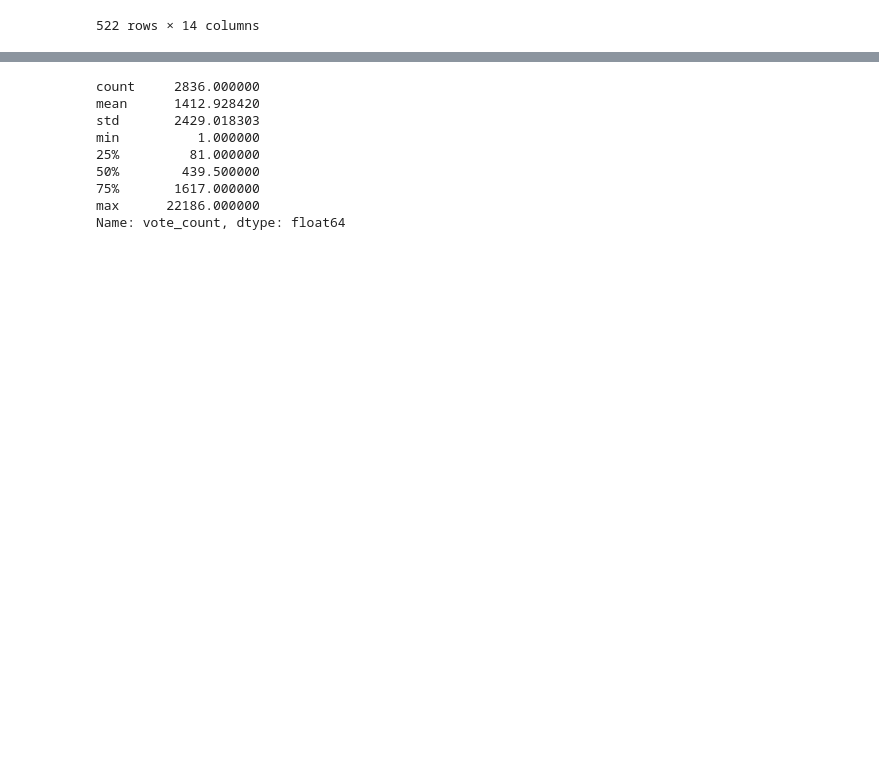
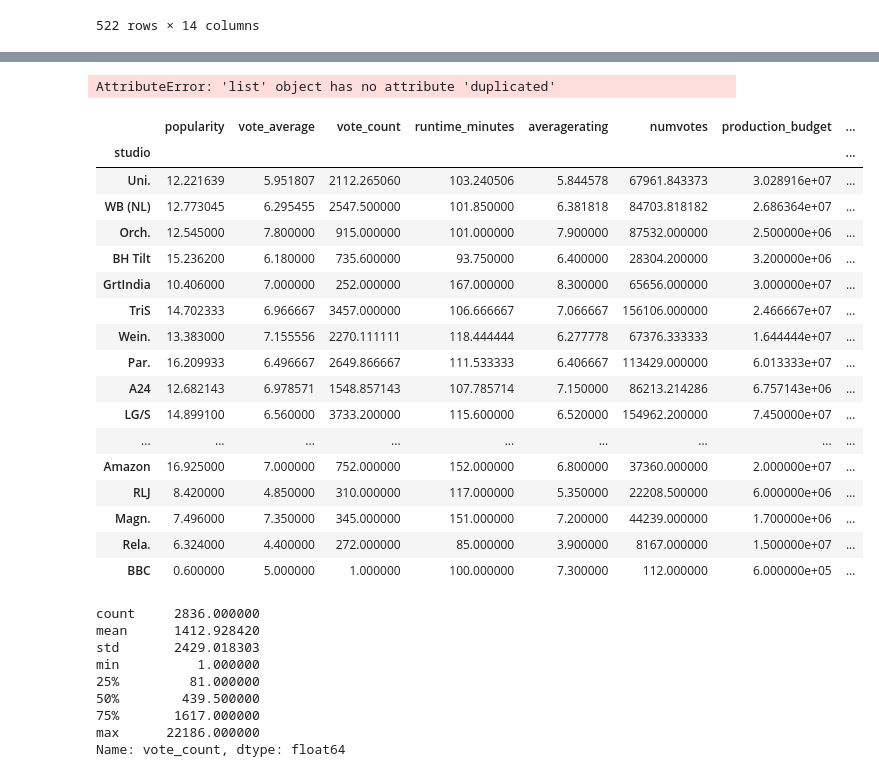
Before and after one commit to ElyLin/MovieAnalysisProject, a Jupyter notebook: Draft_2.ipynb, the cells around one changed output, grey strips where cells are left out. Cells and saved outputs as stored; diff of their text form; code cells hidden in the pictures; blank space fills up the shorter version.

```diff
--- a/Draft_2.ipynb
+++ b/Draft_2.ipynb
@@ -183,3 +242,31 @@ less_columns.groupby(['studio'], sort = True).mean()
+# %%
+less_columns[['title','release_date_y']].duplicated()== False]
+# %% [output]
+AttributeError: 'list' object has no attribute 'duplicated'
+# %%
+#my attempt on looking at the best studios by ROI, ignore
+studio_by_ROI=less_columns.groupby(['studio'], sort = True).mean()
+# %%
+studio_by_ROI.sort_values(by='ROI', ascending=False)
+# %% [output]
+|  | popularity | vote_average | vote_count | runtime_minutes | averagerating | numvotes | production_budget | ... |
+| studio |  |  |  |  |  |  |  | ... |
+| Uni. | 12.221639 | 5.951807 | 2112.265060 | 103.240506 | 5.844578 | 67961.843373 | 3.028916e+07 | ... |
+| WB (NL) | 12.773045 | 6.295455 | 2547.500000 | 101.850000 | 6.381818 | 84703.818182 | 2.686364e+07 | ... |
+| Orch. | 12.545000 | 7.800000 | 915.000000 | 101.000000 | 7.900000 | 87532.000000 | 2.500000e+06 | ... |
+| BH Tilt | 15.236200 | 6.180000 | 735.600000 | 93.750000 | 6.400000 | 28304.200000 | 3.200000e+06 | ... |
+| GrtIndia | 10.406000 | 7.000000 | 252.000000 | 167.000000 | 8.300000 | 65656.000000 | 3.000000e+07 | ... |
+| TriS | 14.702333 | 6.966667 | 3457.000000 | 106.666667 | 7.066667 | 156106.000000 | 2.466667e+07 | ... |
+| Wein. | 13.383000 | 7.155556 | 2270.111111 | 118.444444 | 6.277778 | 67376.333333 | 1.644444e+07 | ... |
+| Par. | 16.209933 | 6.496667 | 2649.866667 | 111.533333 | 6.406667 | 113429.000000 | 6.013333e+07 | ... |
+| A24 | 12.682143 | 6.978571 | 1548.857143 | 107.785714 | 7.150000 | 86213.214286 | 6.757143e+06 | ... |
+| LG/S | 14.899100 | 6.560000 | 3733.200000 | 115.600000 | 6.520000 | 154962.200000 | 7.450000e+07 | ... |
+| ... | ... | ... | ... | ... | ... | ... | ... | ... |
+| Amazon | 16.925000 | 7.000000 | 752.000000 | 152.000000 | 6.800000 | 37360.000000 | 2.000000e+07 | ... |
+| RLJ | 8.420000 | 4.850000 | 310.000000 | 117.000000 | 5.350000 | 22208.500000 | 6.000000e+06 | ... |
+| Magn. | 7.496000 | 7.350000 | 345.000000 | 151.000000 | 7.200000 | 44239.000000 | 1.700000e+06 | ... |
+| Rela. | 6.324000 | 4.400000 | 272.000000 | 85.000000 | 3.900000 | 8167.000000 | 1.500000e+07 | ... |
+| BBC | 0.600000 | 5.000000 | 1.000000 | 100.000000 | 7.300000 | 112.000000 | 6.000000e+05 | ... |
 # %%
 master_unclean['vote_count'].describe()
 # %% [output]
```
Also changed, not shown: parts of 8 cells of this notebook.
